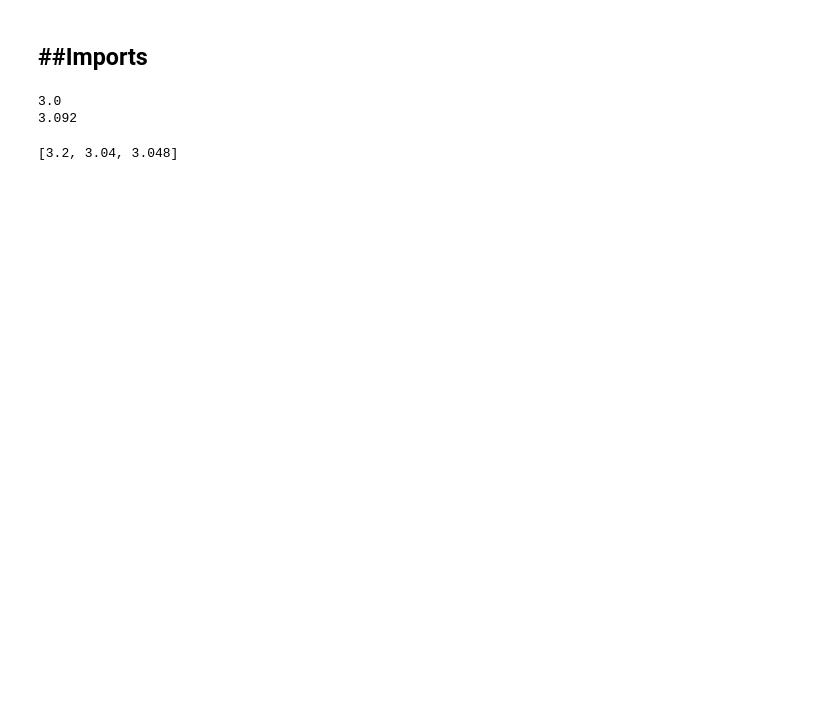
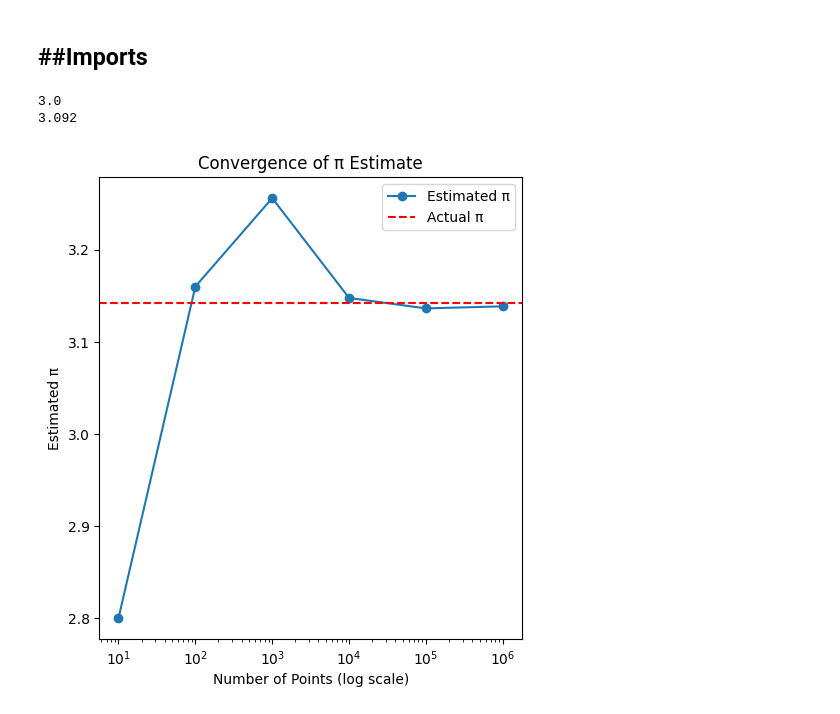
Before and after one commit to Nahom32/Randomness-Simulation, a Jupyter notebook: monte_carlo.ipynb, the cells around one changed output. Drawn from its saved outputs; the diff is of its cells as text; code cells hidden in the pictures; blank space fills up the shorter version.

```diff
--- a/monte_carlo.ipynb
+++ b/monte_carlo.ipynb
@@ -32,20 +32,24 @@ print(estimate_pi(1000))
 # %%
 import matplotlib.pyplot as plt
 def plot_pi_convergence(arr_of_points):
   """
   This function plots the convergence of pi estimate
   parameters:
   arr_of_points: array of points
   """
   values = list(map(lambda x: estimate_pi(x), arr_of_points))
   plt.figure(figsize=(12, 6))
   plt.subplot(1, 2, 1)
   plt.plot(arr_of_points, values, marker='o', label='Estimated π')
   plt.axhline(y=numpy.pi, color='r', linestyle='--', label='Actual π')
   plt.xscale('log')
   plt.xlabel('Number of Points (log scale)')
   plt.ylabel('Estimated π')
   plt.title('Convergence of π Estimate')
   plt.legend()
+  plt.show()
+
+
+plot_pi_convergence([10, 100, 1000, 10000, 100000, 1000000])
 # %% [output]
-[3.2, 3.04, 3.048]
+[figure, added]
```
Also changed, not shown: parts of 1 cell of this notebook.
